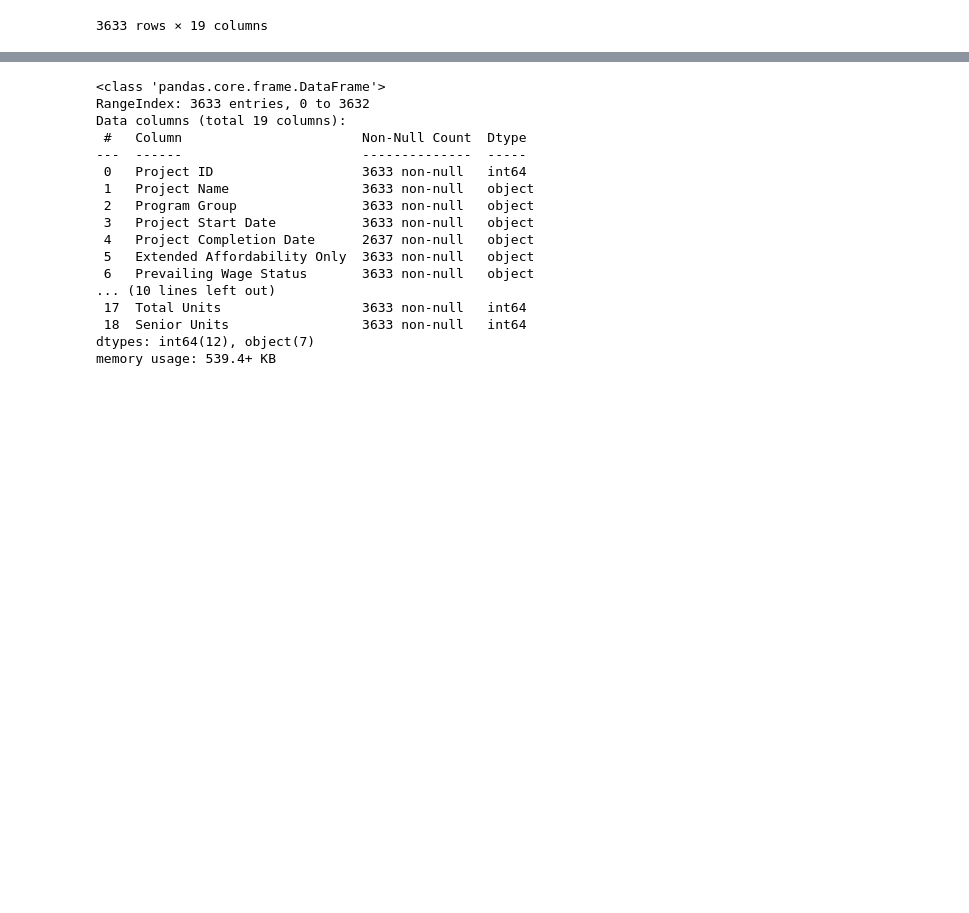
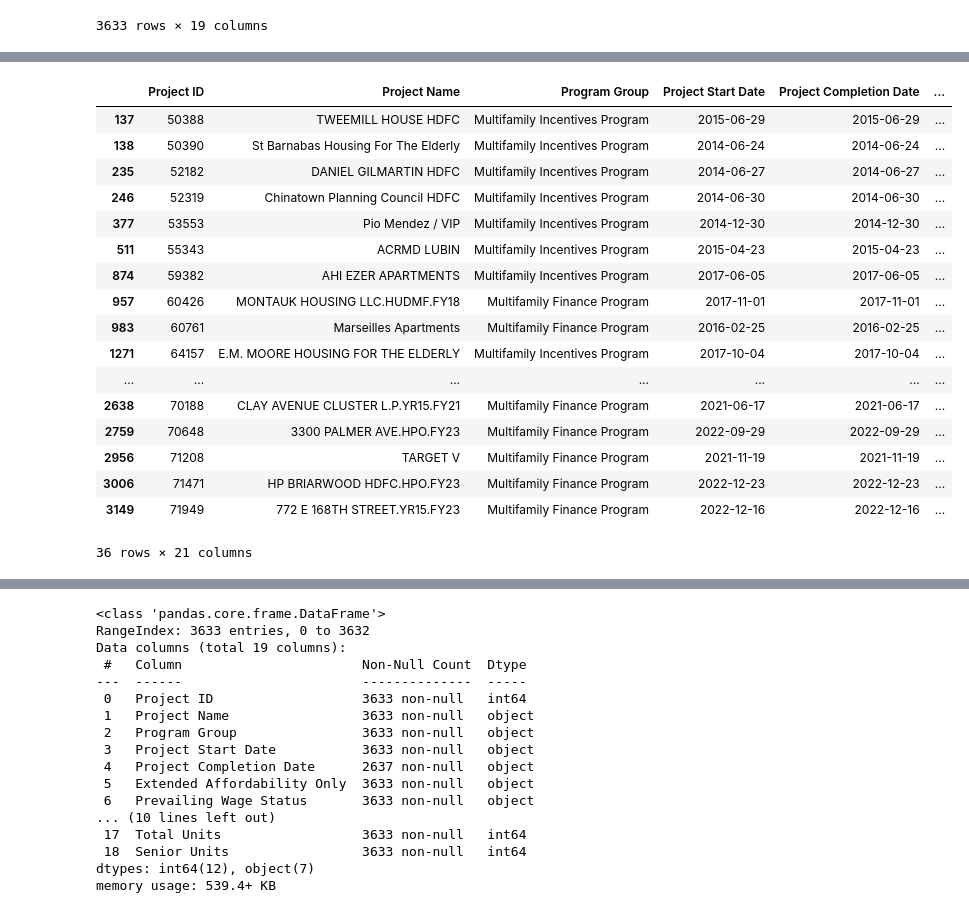
Before and after one commit to EduardoGlez01/2023_affordable_housing, a Jupyter notebook: nyc_housing_programs.ipynb, the cells around one changed output, grey strips where cells are left out. Cells and saved outputs as stored; diff of their text form; code cells hidden in the pictures; blank space fills up the shorter version.

```diff
--- a/nyc_housing_programs.ipynb
+++ b/nyc_housing_programs.ipynb
@@ -20,0 +54,4 @@ df
+# %%
+## split columns y crear columna de año de finalización del proyecto
+df2["Completion Year"]=df2["Project Completion Date"].str.split("/", expand = True)[2]
+df2
@@ -20,0 +72,5 @@ df
+# %%
+##Convertir columnas de inicio y final de proyecto a formato de fecha.
+df2["Project Start Date"] = pd.to_datetime(df2["Project Start Date"],format = "%m/%d/%Y")
+df2["Project Completion Date"] = pd.to_datetime(df2["Project Completion Date"],format = "%m/%d/%Y")
+df2.info()
@@ -20,0 +95,4 @@ df
+# %%
+##Filtrado de dataset por seniors. Hasta aquí se tienen filtos por seniors y sin el homeownership
+dfsenior = df2.query("`Senior Units` > 0").copy()
+dfsenior
@@ -20,0 +188,4 @@ df
+# %%
+##Duracion
+dfsenior["Duracion del proyecto"] = (dfsenior["Project Completion Date"] - dfsenior["Project Start Date"]).dt.days
+dfsenior
@@ -20,0 +234,22 @@ df
+# %%
+dfsenior_ceroduracion= dfsenior.query ("`Duracion del proyecto` == 0").copy()
+dfsenior_ceroduracion
+# %% [output]
+|  | Project ID | Project Name | Program Group | Project Start Date | Project Completion Date | ... |
+| 137 | 50388 | TWEEMILL HOUSE HDFC | Multifamily Incentives Program | 2015-06-29 | 2015-06-29 | ... |
+| 138 | 50390 | St Barnabas Housing For The Elderly | Multifamily Incentives Program | 2014-06-24 | 2014-06-24 | ... |
+| 235 | 52182 | DANIEL GILMARTIN HDFC | Multifamily Incentives Program | 2014-06-27 | 2014-06-27 | ... |
+| 246 | 52319 | Chinatown Planning Council HDFC | Multifamily Incentives Program | 2014-06-30 | 2014-06-30 | ... |
+| 377 | 53553 | Pio Mendez / VIP | Multifamily Incentives Program | 2014-12-30 | 2014-12-30 | ... |
+| 511 | 55343 | ACRMD LUBIN | Multifamily Incentives Program | 2015-04-23 | 2015-04-23 | ... |
+| 874 | 59382 | AHI EZER APARTMENTS | Multifamily Incentives Program | 2017-06-05 | 2017-06-05 | ... |
+| 957 | 60426 | MONTAUK HOUSING LLC.HUDMF.FY18 | Multifamily Finance Program | 2017-11-01 | 2017-11-01 | ... |
+| 983 | 60761 | Marseilles Apartments | Multifamily Finance Program | 2016-02-25 | 2016-02-25 | ... |
+| 1271 | 64157 | E.M. MOORE HOUSING FOR THE ELDERLY | Multifamily Incentives Program | 2017-10-04 | 2017-10-04 | ... |
+| ... | ... | ... | ... | ... | ... | ... |
+| 2638 | 70188 | CLAY AVENUE CLUSTER L.P.YR15.FY21 | Multifamily Finance Program | 2021-06-17 | 2021-06-17 | ... |
+| 2759 | 70648 | 3300 PALMER AVE.HPO.FY23 | Multifamily Finance Program | 2022-09-29 | 2022-09-29 | ... |
+| 2956 | 71208 | TARGET V | Multifamily Finance Program | 2021-11-19 | 2021-11-19 | ... |
+| 3006 | 71471 | HP BRIARWOOD HDFC.HPO.FY23 | Multifamily Finance Program | 2022-12-23 | 2022-12-23 | ... |
+| 3149 | 71949 | 772 E 168TH STREET.YR15.FY23 | Multifamily Finance Program | 2022-12-16 | 2022-12-16 | ... |
+36 rows × 21 columns
```
Also changed, not shown: parts of 39 cells of this notebook.
